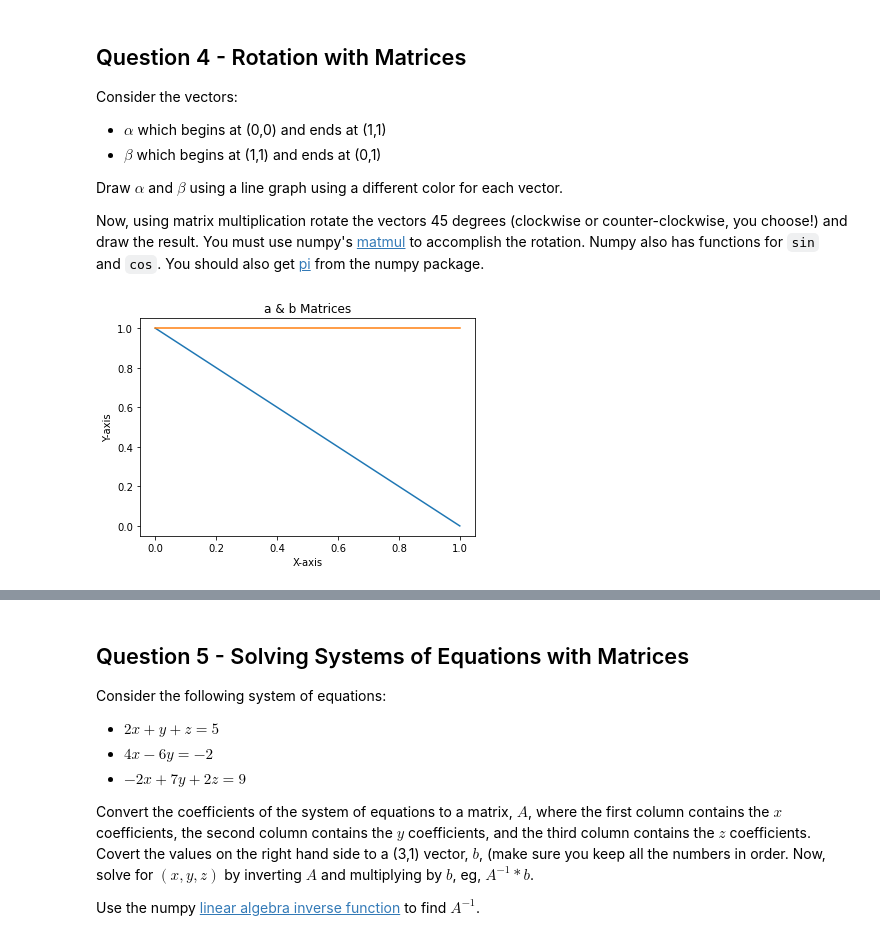
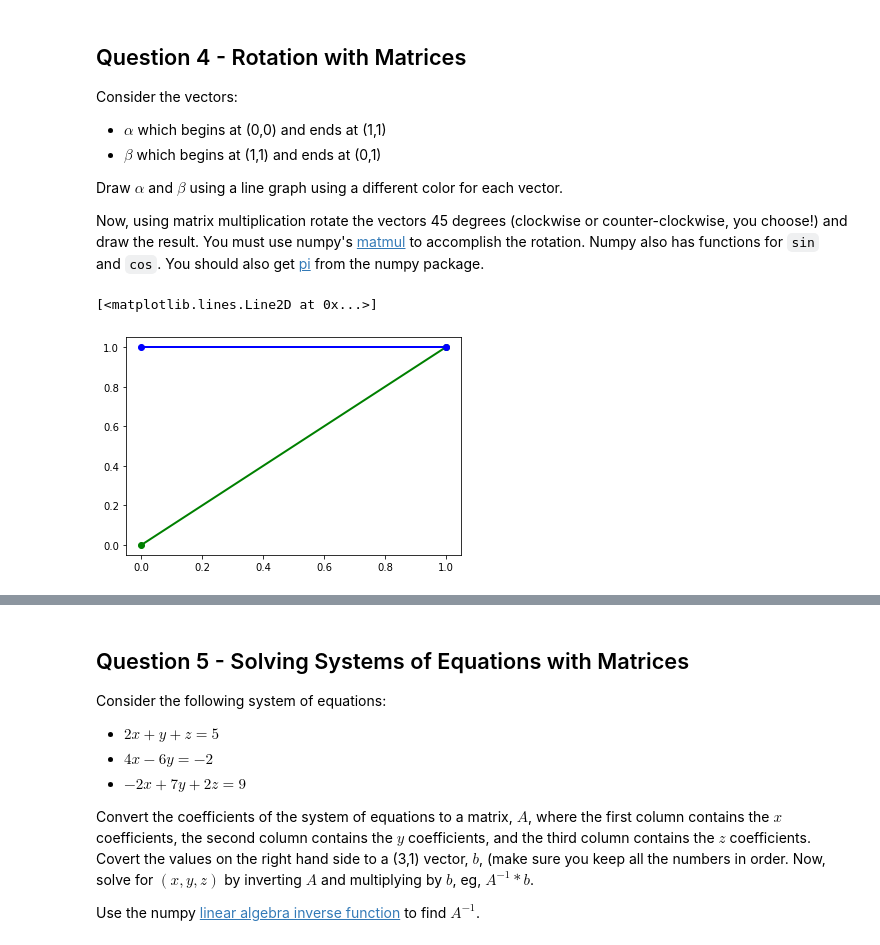
Before and after one commit to matihfg/DataAnalytics-SP21, a Jupyter notebook: 329e_HW2.ipynb, the cells around one changed output, grey strips where cells are left out. Drawn from its saved outputs; the diff is of its cells as text; code cells hidden in the pictures.

```diff
--- a/329e_HW2.ipynb
+++ b/329e_HW2.ipynb
@@ -53,14 +74,11 @@ Consider the vectors:
 Draw $\alpha$ and $\beta$ using a line graph using a different color for each vector.
 
 Now, using matrix multiplication rotate the vectors 45 degrees (clockwise or counter-clockwise, you choose!) and draw the result.  You must use numpy's [matmul](https://numpy.org/doc/stable/reference/generated/numpy.matmul.html) to accomplish the rotation. Numpy also has functions for `sin` and `cos`.  You should also get [pi](https://numpy.org/doc/stable/reference/constants.html?highlight=pi#numpy.pi) from the numpy package.
-# %%
-a = [(0,0),(1,1)]
-b = [(1,1),(0,1)]
-
-plt.plot(a, b)
-plt.title('a & b Matrices')
-plt.xlabel('X-axis')
-plt.ylabel('Y-axis')
-plt.show()
-# %% [output]
-[figure, removed]
+# %%
+a = np.array([[0,1], [0,1]])
+B = np.array([[1,0], [1,1]])
+plt.plot(a[0], a[1], 'go-', label='line 1', linewidth=2)
+plt.plot(B[0], B[1], 'bo-', label='line 2', linewidth=2)
+# %% [output]
+[<matplotlib.lines.Line2D at 0x...>]
+[figure, added]
```
Also changed, not shown: parts of 6 cells of this notebook.
